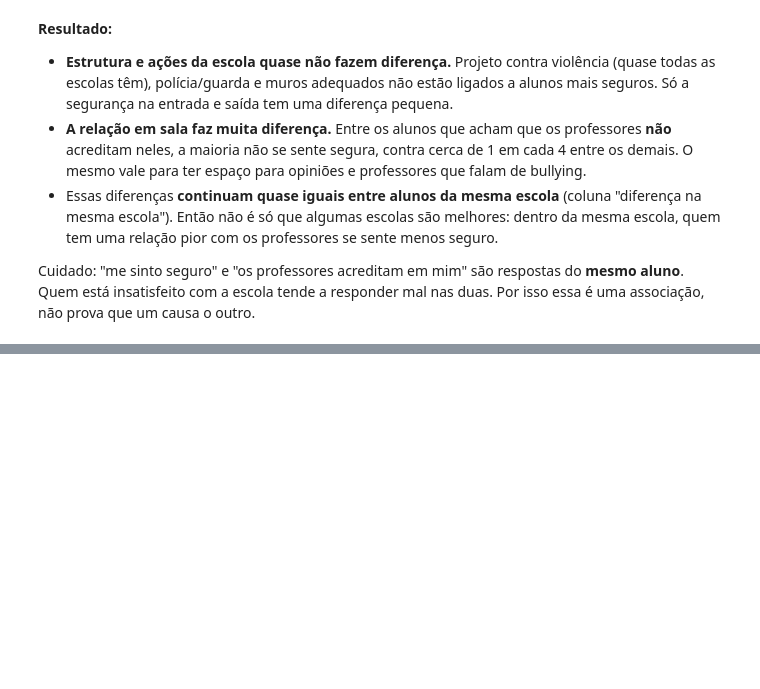
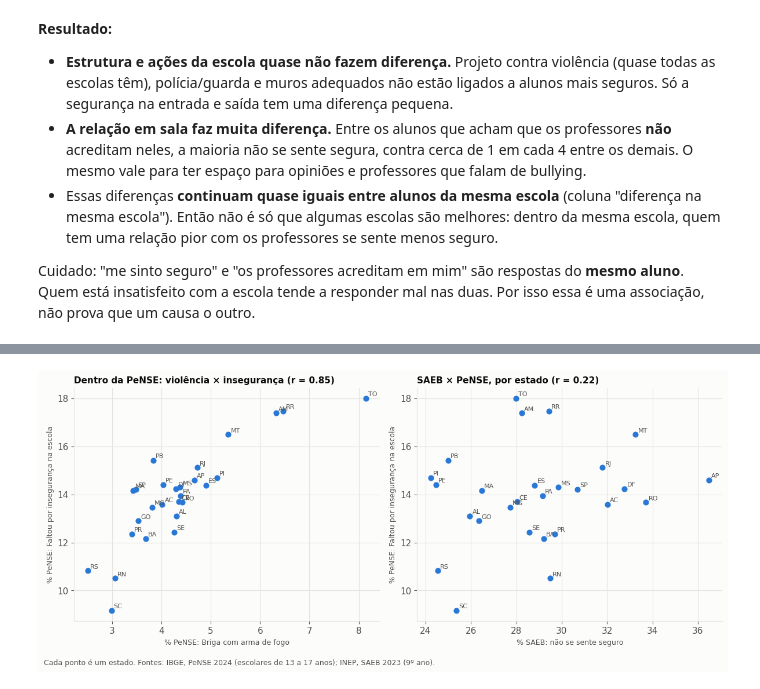
Before and after one commit to ArthurRicarte/cd_projeto_u2, a Jupyter notebook: seguranca_escola.ipynb, the cells around one changed output, grey strips where cells are left out. Saved outputs shown, nothing was run; the diff lists cells and outputs as text; code cells hidden in the pictures; blank space fills up the shorter version.

```diff
--- a/seguranca_escola.ipynb
+++ b/seguranca_escola.ipynb
@@ -351,0 +630,10 @@ Cuidado: "me sinto seguro" e "os professores acreditam em mim" são respostas do
+# %%
+pense_uf["SAEB: % não se sente seguro"] = por_uf
+correl = pd.DataFrame({"correlação (Pearson)": pense_uf.corr()["SAEB: % não se sente seguro"],
+                       "correlação de postos": pense_uf.rank().corr()["SAEB: % não se sente seguro"]}).drop("SAEB: % não se sente seguro")
+ic = pd.read_excel(pense_zip.open("Tabelas 9.8.xlsx"), sheet_name="9.8.2", header=None).iloc[12:43, [0, 2, 3]].dropna()
+ic = ic[ic[0].str.strip().isin(UF_NOME)]
+print(f"PeNSE 9.8: largura média do intervalo de confiança por estado = {(ic[3] - ic[2]).astype(float).mean():.1f} pontos; "
+      f"diferença típica entre estados (desvio padrão) = {pense_uf['Faltou por insegurança na escola'].std():.1f} pontos")
+pense_uf.round(1).to_csv("resultados_seguranca/validacao_pense_por_estado.csv")
+correl.round(2)
@@ -351,0 +648,15 @@ Cuidado: "me sinto seguro" e "os professores acreditam em mim" são respostas do
+# %%
+fig, axs = plt.subplots(1, 2, figsize=(12, 5))
+for ax, (x, y, titulo) in zip(axs, [("Briga com arma de fogo", "Faltou por insegurança na escola", "Dentro da PeNSE: violência × insegurança"),
+                                    ("SAEB: % não se sente seguro", "Faltou por insegurança na escola", "SAEB × PeNSE, por estado")]):
+    ax.scatter(pense_uf[x], pense_uf[y], s=40, color=AZUL, zorder=3)
+    for uf, l in pense_uf.iterrows():
+        ax.annotate(uf, (l[x], l[y]), fontsize=8, color=TEXTO2, xytext=(3, 3), textcoords="offset points")
+    ax.set_xlabel(("% PeNSE: " if x in PENSE.values() else "% ") + x.replace("SAEB: % ", "SAEB: "), fontsize=9)
+    ax.set_ylabel("% PeNSE: " + y, fontsize=9)
+    ax.set_title(f"{titulo} (r = {pense_uf[x].corr(pense_uf[y]):.2f})", fontsize=11)
+    ax.grid(True, color=GRADE); ax.set_axisbelow(True)
+fig.text(0.01, -0.03, "Cada ponto é um estado. Fontes: IBGE, PeNSE 2024 (escolares de 13 a 17 anos); INEP, SAEB 2023 (9º ano).", fontsize=9, color=TEXTO2)
+fig.tight_layout(); fig.savefig("resultados_seguranca/fig7_validacao_pense.png", dpi=150, bbox_inches="tight")
+# %% [output]
+[figure, added]
```
Also changed, not shown: parts of 25 cells of this notebook, 13 other files.
